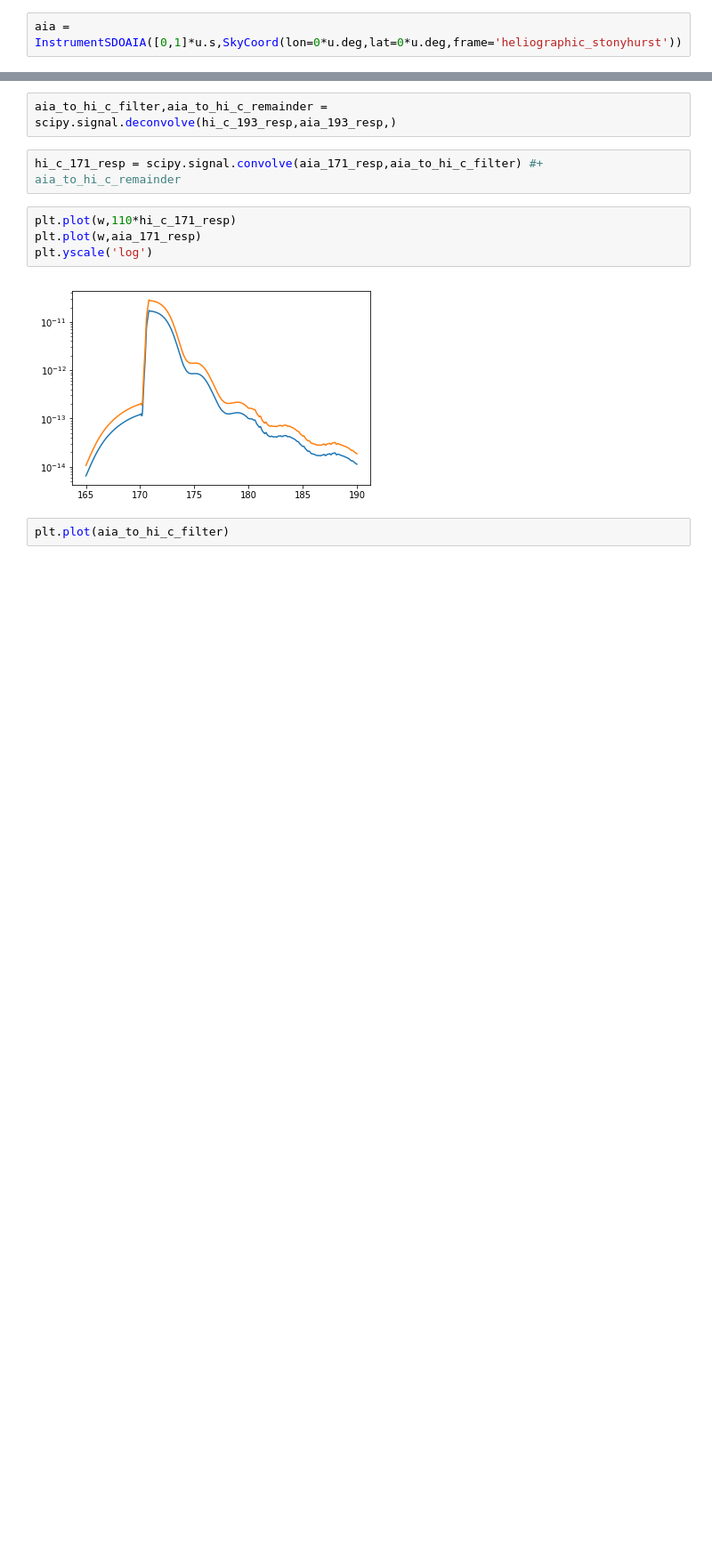
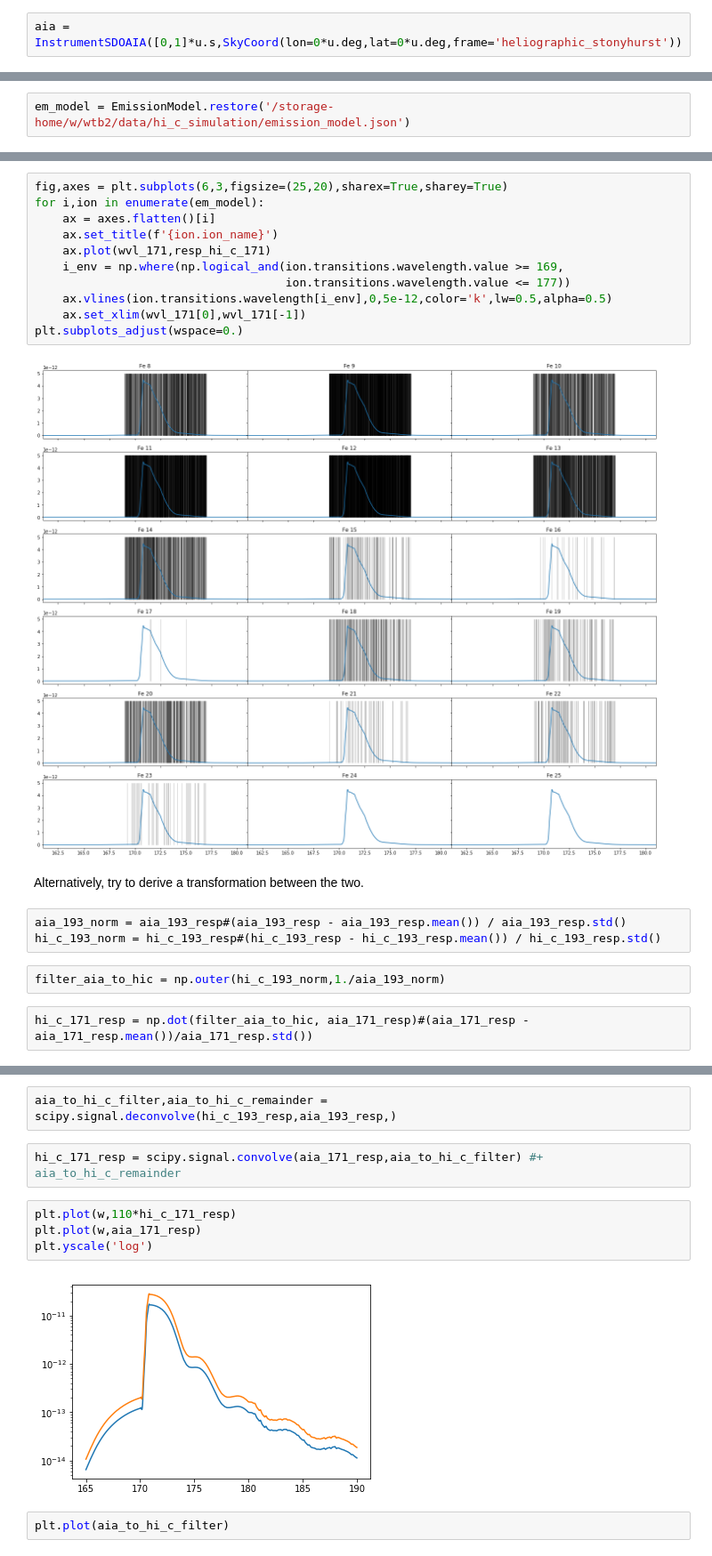
Before and after one commit to wtbarnes/hi_c_simulation, a Jupyter notebook: instrument_response.ipynb, the cells around one changed output, grey strips where cells are left out. Shown at 89% size. Drawn from its saved outputs; the diff is of its cells as text; blank space fills up the shorter version.

```diff
--- a/instrument_response.ipynb
+++ b/instrument_response.ipynb
@@ -38,0 +65,2 @@ ax.plot(hi_c_193_wvl,hi_c_193_resp,label='Hi-C 193')
+# %%
+em_model = EmissionModel.restore('/storage-home/w/wtb2/data/hi_c_simulation/emission_model.json')
@@ -38,0 +75,22 @@ ax.plot(hi_c_193_wvl,hi_c_193_resp,label='Hi-C 193')
+# %%
+fig,axes = plt.subplots(6,3,figsize=(25,20),sharex=True,sharey=True)
+for i,ion in enumerate(em_model):
+    ax = axes.flatten()[i]
+    ax.set_title(f'{ion.ion_name}')
+    ax.plot(wvl_171,resp_hi_c_171)
+    i_env = np.where(np.logical_and(ion.transitions.wavelength.value >= 169,
+                                    ion.transitions.wavelength.value <= 177))
+    ax.vlines(ion.transitions.wavelength[i_env],0,5e-12,color='k',lw=0.5,alpha=0.5)
+    ax.set_xlim(wvl_171[0],wvl_171[-1])
+plt.subplots_adjust(wspace=0.)
+# %% [output]
+[figure, added]
+# %% [markdown]
+Alternatively, try to derive a transformation between the two.
+# %%
+aia_193_norm = aia_193_resp#(aia_193_resp - aia_193_resp.mean()) / aia_193_resp.std()
+hi_c_193_norm = hi_c_193_resp#(hi_c_193_resp - hi_c_193_resp.mean()) / hi_c_193_resp.std()
+# %%
+filter_aia_to_hic = np.outer(hi_c_193_norm,1./aia_193_norm)
+# %%
+hi_c_171_resp = np.dot(filter_aia_to_hic, aia_171_resp)#(aia_171_resp - aia_171_resp.mean())/aia_171_resp.std())
```
Also changed, not shown: parts of 11 cells of this notebook, 4 other files.
